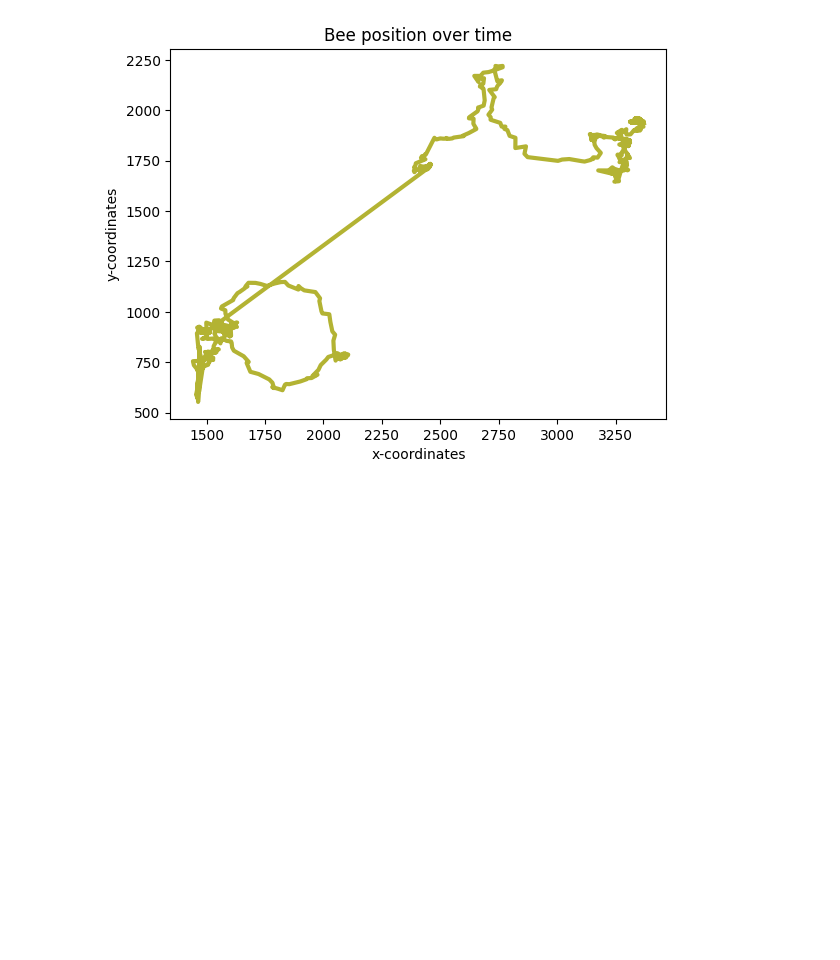
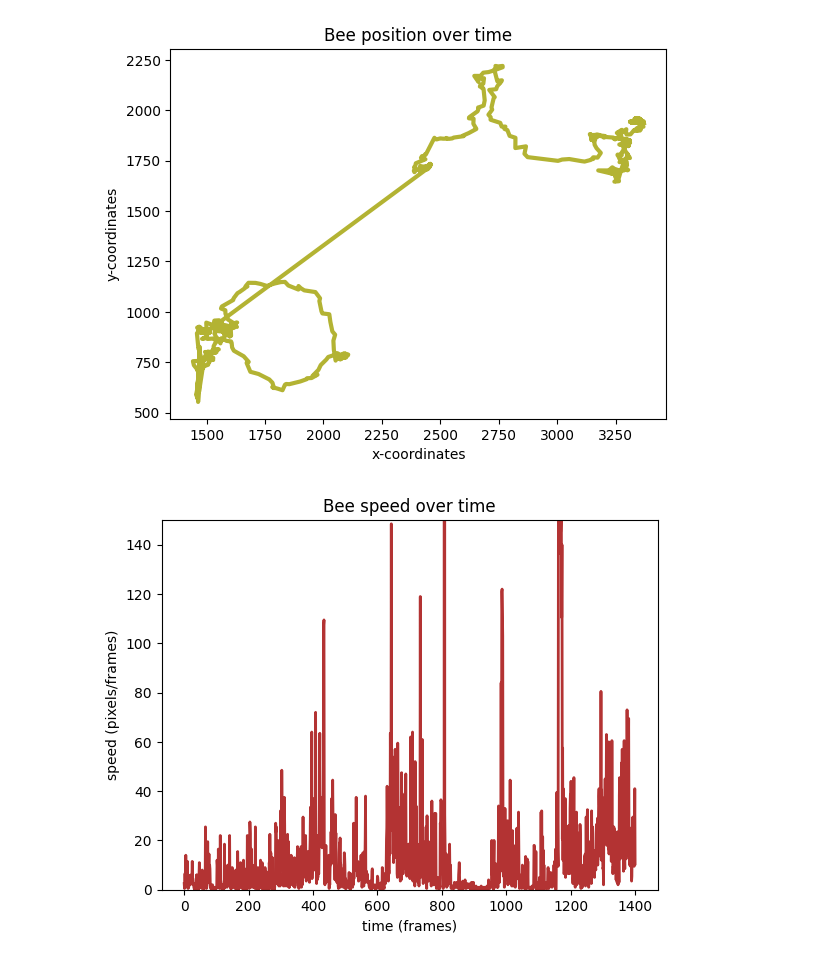
Before and after one commit to mattsmiths/biol470, a Jupyter notebook: final_project/FinalProject_Analysis_1.ipynb, the cells around one changed output. Drawn from its saved outputs; the diff is of its cells as text; code cells hidden in the pictures; blank space fills up the shorter version.

```diff
--- a/final_project/FinalProject_Analysis_1.ipynb
+++ b/final_project/FinalProject_Analysis_1.ipynb
@@ -56,3 +56,17 @@ plt.title('Bee position over time')
 plt.savefig('control_bee2_assay_1.pdf',dpi=200)
 # %% [output]
 [figure]
+# %%
+xdiff = np.diff(x_store)
+ydiff = np.diff(y_store)
+out = abs(xdiff)+abs(ydiff)
+# %%
+# Plotting the centroid in x-y space over time
+plt.plot(out,color=(0.7,0.2,0.2),linewidth=2)
+plt.xlabel('time (frames)')
+plt.ylabel('speed (pixels/frames)')
+plt.title('Bee speed over time')
+plt.ylim([0,150])
+plt.savefig('control_bee2_assay_1_speed.pdf',dpi=200)
+# %% [output]
+[figure, added]
```
Also changed, not shown: parts of 3 cells of this notebook.
